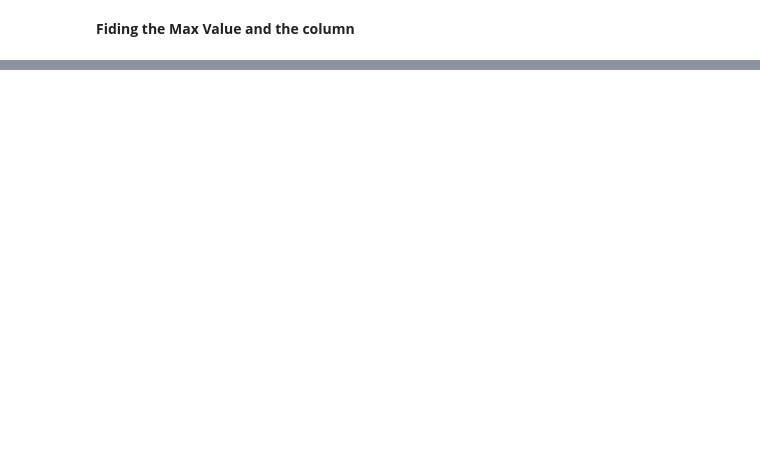
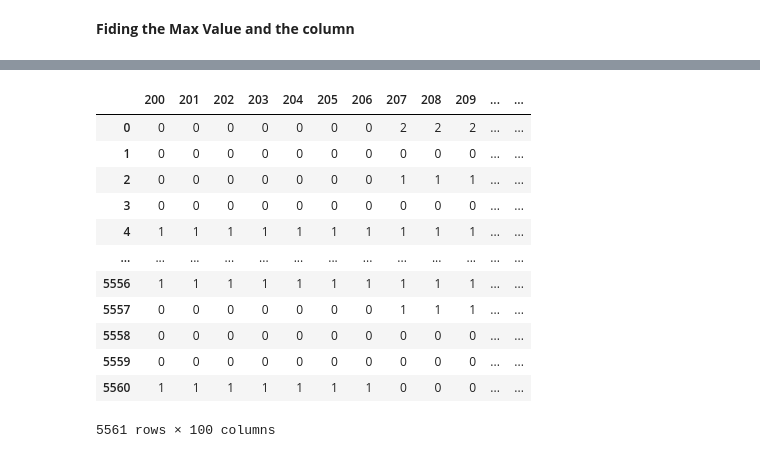
Before and after one commit to Ariel-55/ResearchProject, a Jupyter notebook: SHAP (3).ipynb, the cells around one changed output, grey strips where cells are left out. Saved outputs shown, nothing was run; the diff lists cells and outputs as text; code cells hidden in the pictures; blank space fills up the shorter version.

```diff
--- a/SHAP (2).ipynb
+++ b/SHAP (3).ipynb
@@ -183,0 +230,18 @@ The column of the max value is:  218
+# %%
+data_subsample=data_frame.iloc[:,200:300]
+# %%
+data_subsample
+# %% [output]
+|  | 200 | 201 | 202 | 203 | 204 | 205 | 206 | 207 | 208 | 209 | ... | ... |
+| 0 | 0 | 0 | 0 | 0 | 0 | 0 | 0 | 2 | 2 | 2 | ... | ... |
+| 1 | 0 | 0 | 0 | 0 | 0 | 0 | 0 | 0 | 0 | 0 | ... | ... |
+| 2 | 0 | 0 | 0 | 0 | 0 | 0 | 0 | 1 | 1 | 1 | ... | ... |
+| 3 | 0 | 0 | 0 | 0 | 0 | 0 | 0 | 0 | 0 | 0 | ... | ... |
+| 4 | 1 | 1 | 1 | 1 | 1 | 1 | 1 | 1 | 1 | 1 | ... | ... |
+| ... | ... | ... | ... | ... | ... | ... | ... | ... | ... | ... | ... | ... |
+| 5556 | 1 | 1 | 1 | 1 | 1 | 1 | 1 | 1 | 1 | 1 | ... | ... |
+| 5557 | 0 | 0 | 0 | 0 | 0 | 0 | 0 | 1 | 1 | 1 | ... | ... |
+| 5558 | 0 | 0 | 0 | 0 | 0 | 0 | 0 | 0 | 0 | 0 | ... | ... |
+| 5559 | 0 | 0 | 0 | 0 | 0 | 0 | 0 | 0 | 0 | 0 | ... | ... |
+| 5560 | 1 | 1 | 1 | 1 | 1 | 1 | 1 | 0 | 0 | 0 | ... | ... |
+5561 rows × 100 columns
```
Also changed, not shown: parts of 30 cells of this notebook.
